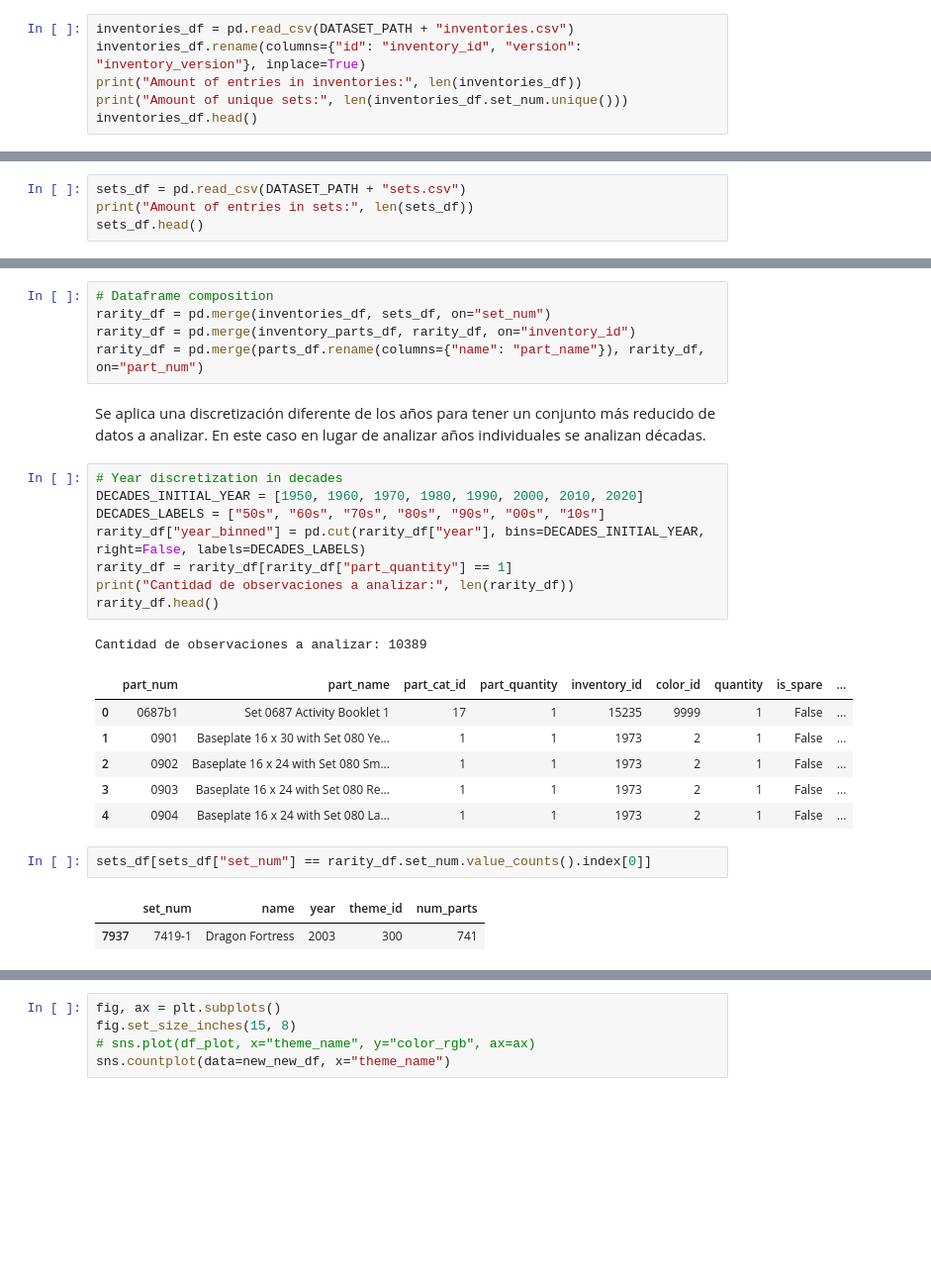
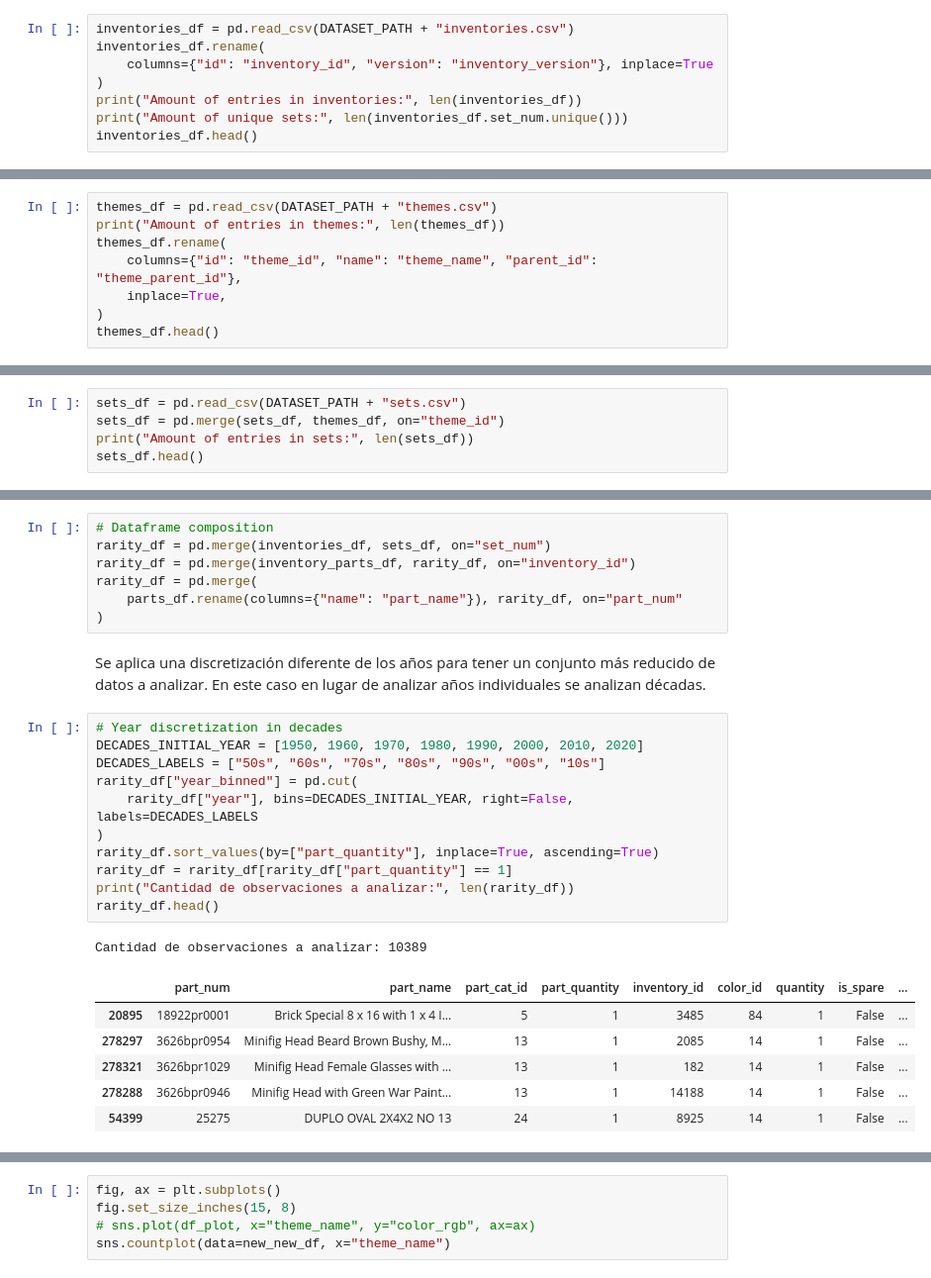
Before and after one commit to gonzafernan/ceia-andd, a Jupyter notebook: lego.ipynb, the cells around one changed output, grey strips where cells are left out. Shown at 99% size. Drawn from its saved outputs; the diff is of its cells as text; blank space fills up the shorter version.

Commit message:
Add analysis for sets with more rare parts for each decade

```diff
--- a/lego.ipynb
+++ b/lego.ipynb
@@ -98,7 +100,9 @@ The following table contains information on inventories, including a unique ID,
 Se puede observar que hay sets que contienen más de un inventario.
 # %%
 inventories_df = pd.read_csv(DATASET_PATH + "inventories.csv")
-inventories_df.rename(columns={"id": "inventory_id", "version": "inventory_version"}, inplace=True)
+inventories_df.rename(
+    columns={"id": "inventory_id", "version": "inventory_version"}, inplace=True
+)
 print("Amount of entries in inventories:", len(inventories_df))
 print("Amount of unique sets:", len(inventories_df.set_num.unique()))
 inventories_df.head()
@@ -113,0 +120,8 @@ Amount of unique sets: 11670
+# %%
+themes_df = pd.read_csv(DATASET_PATH + "themes.csv")
+print("Amount of entries in themes:", len(themes_df))
+themes_df.rename(
+    columns={"id": "theme_id", "name": "theme_name", "parent_id": "theme_parent_id"},
+    inplace=True,
+)
+themes_df.head()
@@ -114,5 +136,6 @@ Amount of unique sets: 11670
 # %%
 sets_df = pd.read_csv(DATASET_PATH + "sets.csv")
+sets_df = pd.merge(sets_df, themes_df, on="theme_id")
 print("Amount of entries in sets:", len(sets_df))
 sets_df.head()
 # %% [output]
@@ -274,27 +302,27 @@ Se analizará los sets que a lo largo de los años contienen ese subconjunto de
 # Dataframe composition
 rarity_df = pd.merge(inventories_df, sets_df, on="set_num")
 rarity_df = pd.merge(inventory_parts_df, rarity_df, on="inventory_id")
-rarity_df = pd.merge(parts_df.rename(columns={"name": "part_name"}), rarity_df, on="part_num")
+rarity_df = pd.merge(
+    parts_df.rename(columns={"name": "part_name"}), rarity_df, on="part_num"
+)
 # %% [markdown]
 Se aplica una discretización diferente de los años para tener un conjunto más reducido de datos a analizar. En este caso en lugar de analizar años individuales se analizan décadas.
 # %%
 # Year discretization in decades
 DECADES_INITIAL_YEAR = [1950, 1960, 1970, 1980, 1990, 2000, 2010, 2020]
 DECADES_LABELS = ["50s", "60s", "70s", "80s", "90s", "00s", "10s"]
-rarity_df["year_binned"] = pd.cut(rarity_df["year"], bins=DECADES_INITIAL_YEAR, right=False, labels=DECADES_LABELS)
+rarity_df["year_binned"] = pd.cut(
+    rarity_df["year"], bins=DECADES_INITIAL_YEAR, right=False, labels=DECADES_LABELS
+)
+rarity_df.sort_values(by=["part_quantity"], inplace=True, ascending=True)
 rarity_df = rarity_df[rarity_df["part_quantity"] == 1]
 print("Cantidad de observaciones a analizar:", len(rarity_df))
 rarity_df.head()
 # %% [output]
 Cantidad de observaciones a analizar: 10389
 |  | part_num | part_name | part_cat_id | part_quantity | inventory_id | color_id | quantity | is_spare | ... |
-| 0 | 0687b1 | Set 0687 Activity Booklet 1 | 17 | 1 | 15235 | 9999 | 1 | False | ... |
-| 1 | 0901 | Baseplate 16 x 30 with Set 080 Ye... | 1 | 1 | 1973 | 2 | 1 | False | ... |
-| 2 | 0902 | Baseplate 16 x 24 with Set 080 Sm... | 1 | 1 | 1973 | 2 | 1 | False | ... |
-| 3 | 0903 | Baseplate 16 x 24 with Set 080 Re... | 1 | 1 | 1973 | 2 | 1 | False | ... |
-| 4 | 0904 | Baseplate 16 x 24 with Set 080 La... | 1 | 1 | 1973 | 2 | 1 | False | ... |
+| 20895 | 18922pr0001 | Brick Special 8 x 16 with 1 x 4 I... | 5 | 1 | 3485 | 84 | 1 | False | ... |
+| 278297 | 3626bpr0954 | Minifig Head Beard Brown Bushy, M... | 13 | 1 | 2085 | 14 | 1 | False | ... |
+| 278321 | 3626bpr1029 | Minifig Head Female Glasses with ... | 13 | 1 | 182 | 14 | 1 | False | ... |
+| 278288 | 3626bpr0946 | Minifig Head with Green War Paint... | 13 | 1 | 14188 | 14 | 1 | False | ... |
+| 54399 | 25275 | DUPLO OVAL 2X4X2 NO 13 | 24 | 1 | 8925 | 14 | 1 | False | ... |
-# %%
-sets_df[sets_df["set_num"] == rarity_df.set_num.value_counts().index[0]]
-# %% [output]
-|  | set_num | name | year | theme_id | num_parts |
-| 7937 | 7419-1 | Dragon Fortress | 2003 | 300 | 741 |
```
Also changed, not shown: parts of 13 cells of this notebook, 6 other files.
